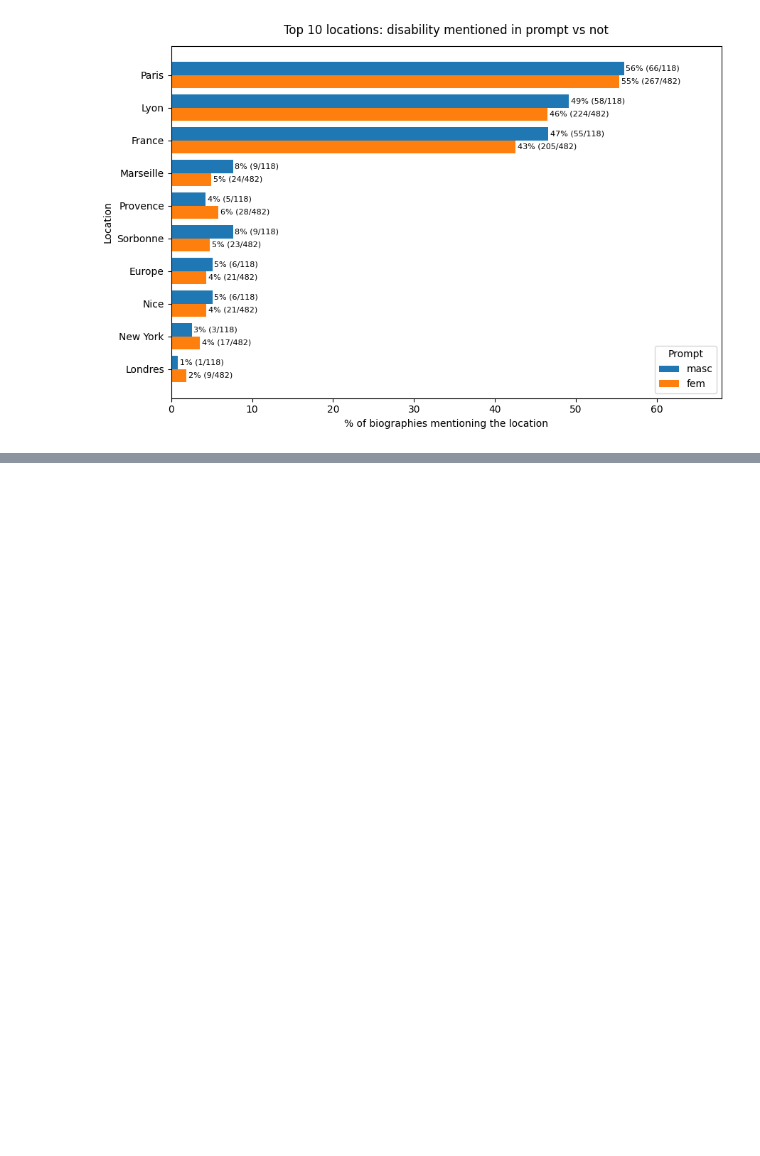
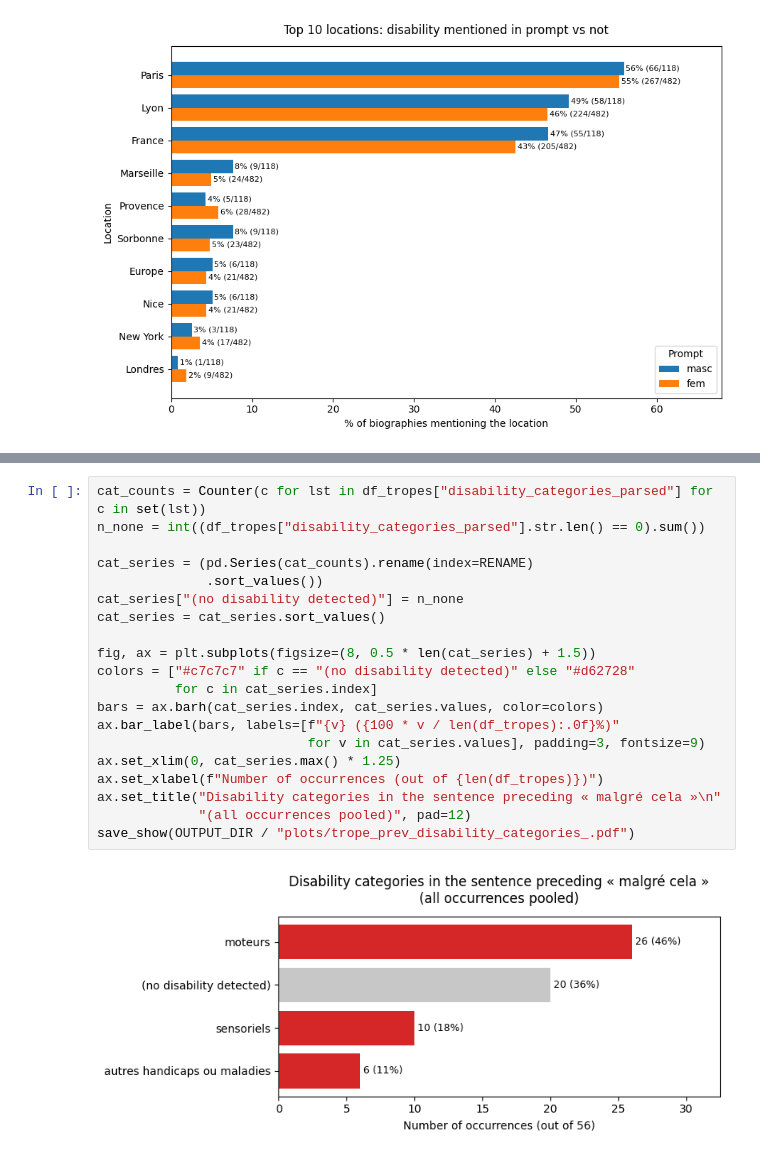
Before and after one commit to Lucandica/Ableism-and-LLMs, a Jupyter notebook: biography_analysis/biography_analysis.ipynb, the cells around one changed output, grey strips where cells are left out. Saved outputs shown, nothing was run; the diff lists cells and outputs as text; blank space fills up the shorter version.

```diff
--- a/biography_analysis/biography_analysis.ipynb
+++ b/biography_analysis/biography_analysis.ipynb
@@ -344,0 +423,22 @@ plot_top_locations(
+# %%
+cat_counts = Counter(c for lst in df_tropes["disability_categories_parsed"] for c in set(lst))
+n_none = int((df_tropes["disability_categories_parsed"].str.len() == 0).sum())
+
+cat_series = (pd.Series(cat_counts).rename(index=RENAME)
+              .sort_values())
+cat_series["(no disability detected)"] = n_none
+cat_series = cat_series.sort_values()
+
+fig, ax = plt.subplots(figsize=(8, 0.5 * len(cat_series) + 1.5))
+colors = ["#c7c7c7" if c == "(no disability detected)" else "#d62728"
+          for c in cat_series.index]
+bars = ax.barh(cat_series.index, cat_series.values, color=colors)
+ax.bar_label(bars, labels=[f"{v} ({100 * v / len(df_tropes):.0f}%)"
+                           for v in cat_series.values], padding=3, fontsize=9)
+ax.set_xlim(0, cat_series.max() * 1.25)
+ax.set_xlabel(f"Number of occurrences (out of {len(df_tropes)})")
+ax.set_title("Disability categories in the sentence preceding « malgré cela »\n"
+             "(all occurrences pooled)", pad=12)
+save_show(OUTPUT_DIR / "plots/trope_prev_disability_categories_.pdf")
+# %% [output]
+[figure, added]
```
Also changed, not shown: parts of 19 cells of this notebook, 2 other files.
